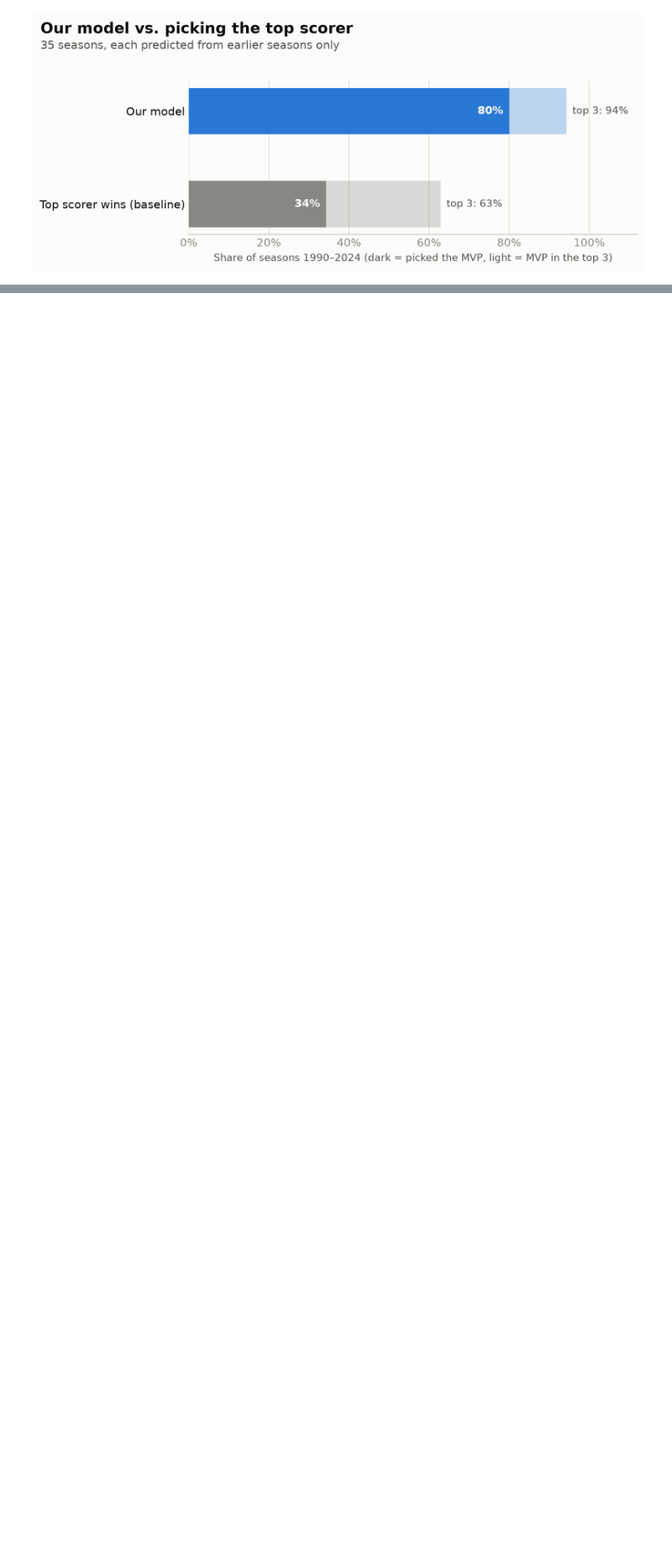
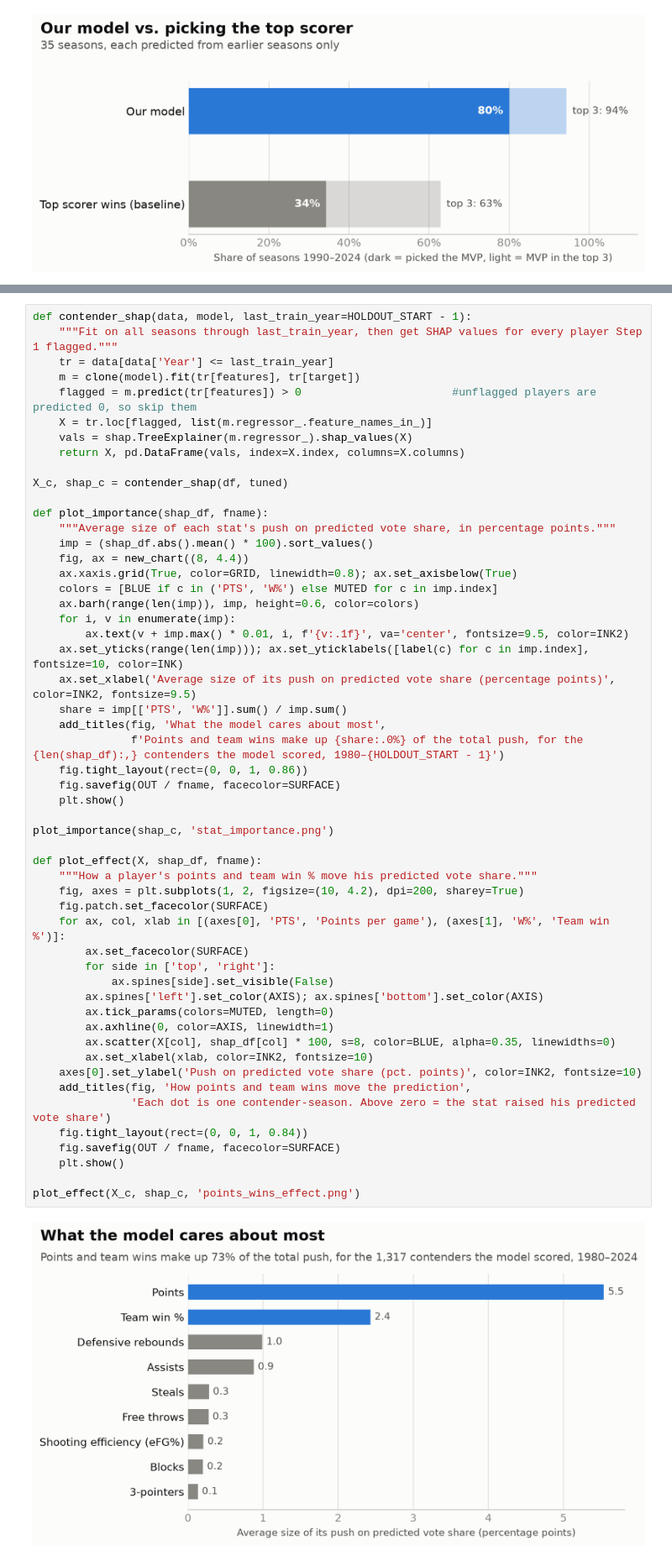
Before and after one commit to Erdos-Projects/fall-2026-nba-mvp-prediction, a Jupyter notebook: notebooks/final.ipynb, the cells around one changed output, grey strips where cells are left out. Shown at 84% size. Cells and saved outputs as stored; diff of their text form; blank space fills up the shorter version.

```diff
--- a/notebooks/final.ipynb
+++ b/notebooks/final.ipynb
@@ -436,0 +439,55 @@ for yr in [HOLDOUT_START, 2016]:      #the test season, and one other season whe
+# %%
+def contender_shap(data, model, last_train_year=HOLDOUT_START - 1):
+    """Fit on all seasons through last_train_year, then get SHAP values for every player Step 1 flagged."""
+    tr = data[data['Year'] <= last_train_year]
+    m = clone(model).fit(tr[features], tr[target])
+    flagged = m.predict(tr[features]) > 0                       #unflagged players are predicted 0, so skip them
+    X = tr.loc[flagged, list(m.regressor_.feature_names_in_)]
+    vals = shap.TreeExplainer(m.regressor_).shap_values(X)
+    return X, pd.DataFrame(vals, index=X.index, columns=X.columns)
+
+X_c, shap_c = contender_shap(df, tuned)
+
+def plot_importance(shap_df, fname):
+    """Average size of each stat's push on predicted vote share, in percentage points."""
+    imp = (shap_df.abs().mean() * 100).sort_values()
+    fig, ax = new_chart((8, 4.4))
+    ax.xaxis.grid(True, color=GRID, linewidth=0.8); ax.set_axisbelow(True)
+    colors = [BLUE if c in ('PTS', 'W%') else MUTED for c in imp.index]
+    ax.barh(range(len(imp)), imp, height=0.6, color=colors)
+    for i, v in enumerate(imp):
+        ax.text(v + imp.max() * 0.01, i, f'{v:.1f}', va='center', fontsize=9.5, color=INK2)
+    ax.set_yticks(range(len(imp))); ax.set_yticklabels([label(c) for c in imp.index], fontsize=10, color=INK)
+    ax.set_xlabel('Average size of its push on predicted vote share (percentage points)', color=INK2, fontsize=9.5)
+    share = imp[['PTS', 'W%']].sum() / imp.sum()
+    add_titles(fig, 'What the model cares about most',
+               f'Points and team wins make up {share:.0%} of the total push, for the {len(shap_df):,} contenders the model scored, 1980–{HOLDOUT_START - 1}')
+    fig.tight_layout(rect=(0, 0, 1, 0.86))
+    fig.savefig(OUT / fname, facecolor=SURFACE)
+    plt.show()
+
+plot_importance(shap_c, 'stat_importance.png')
+
+def plot_effect(X, shap_df, fname):
+    """How a player's points and team win % move his predicted vote share."""
+    fig, axes = plt.subplots(1, 2, figsize=(10, 4.2), dpi=200, sharey=True)
+    fig.patch.set_facecolor(SURFACE)
+    for ax, col, xlab in [(axes[0], 'PTS', 'Points per game'), (axes[1], 'W%', 'Team win %')]:
+        ax.set_facecolor(SURFACE)
+        for side in ['top', 'right']:
+            ax.spines[side].set_visible(False)
+        ax.spines['left'].set_color(AXIS); ax.spines['bottom'].set_color(AXIS)
+        ax.tick_params(colors=MUTED, length=0)
+        ax.axhline(0, color=AXIS, linewidth=1)
+        ax.scatter(X[col], shap_df[col] * 100, s=8, color=BLUE, alpha=0.35, linewidths=0)
+        ax.set_xlabel(xlab, color=INK2, fontsize=10)
+    axes[0].set_ylabel('Push on predicted vote share (pct. points)', color=INK2, fontsize=10)
+    add_titles(fig, 'How points and team wins move the prediction',
+               'Each dot is one contender-season. Above zero = the stat raised his predicted vote share')
+    fig.tight_layout(rect=(0, 0, 1, 0.84))
+    fig.savefig(OUT / fname, facecolor=SURFACE)
+    plt.show()
+
+plot_effect(X_c, shap_c, 'points_wins_effect.png')
+# %% [output]
+[figure, added]
```
Also changed, not shown: parts of 6 cells of this notebook, 10 other files.
